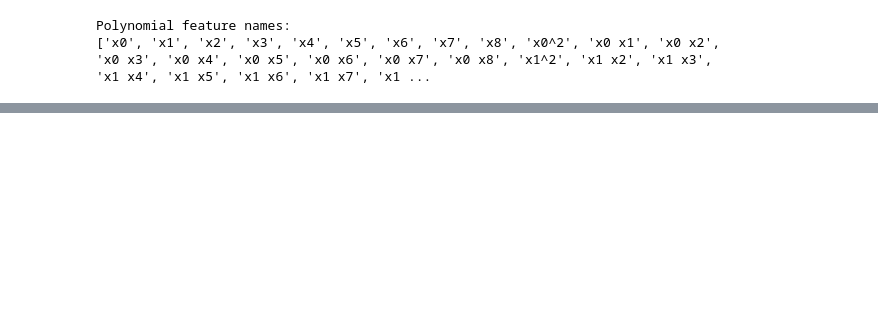
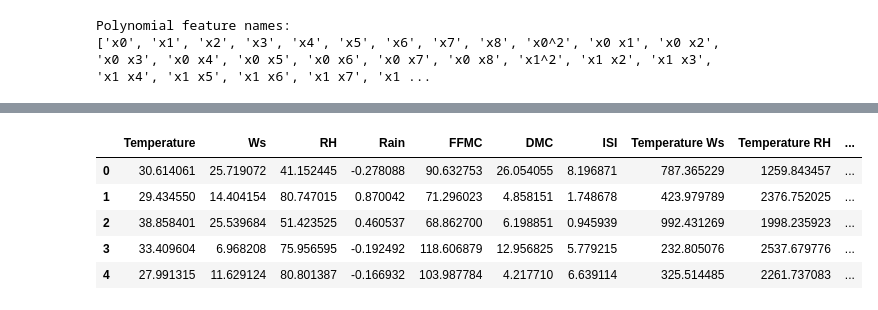
Before and after one commit to Jacqueline45/EE559_Algerian_Forest_Fires_Prediction, a Jupyter notebook: Feature_Engineering.ipynb, the cells around one changed output, grey strips where cells are left out. Cells and saved outputs as stored; diff of their text form; code cells hidden in the pictures; blank space fills up the shorter version.

```diff
--- a/Feature_Engineering.ipynb
+++ b/Feature_Engineering.ipynb
@@ -538,0 +735,8 @@ Polynomial feature names:
+# %%
+fires_1_copy.head()
+X=fires_1_copy
+# %%
+y = fires_train['Classes']
+# %%
+X_train, X_test, y_train, y_test = train_test_split(X, y, test_size=0.3, random_state=101)
+X_train.shape, y_train.shape, X_test.shape, y_test.shape
@@ -538,0 +900,9 @@ Polynomial feature names:
+# %%
+X_train.head()
+# %% [output]
+|  | Temperature | Ws | RH | Rain | FFMC | DMC | ISI | Temperature Ws | Temperature RH | ... |
+| 0 | 30.614061 | 25.719072 | 41.152445 | -0.278088 | 90.632753 | 26.054055 | 8.196871 | 787.365229 | 1259.843457 | ... |
+| 1 | 29.434550 | 14.404154 | 80.747015 | 0.870042 | 71.296023 | 4.858151 | 1.748678 | 423.979789 | 2376.752025 | ... |
+| 2 | 38.858401 | 25.539684 | 51.423525 | 0.460537 | 68.862700 | 6.198851 | 0.945939 | 992.431269 | 1998.235923 | ... |
+| 3 | 33.409604 | 6.968208 | 75.956595 | -0.192492 | 118.606879 | 12.956825 | 5.779215 | 232.805076 | 2537.679776 | ... |
+| 4 | 27.991315 | 11.629124 | 80.801387 | -0.166932 | 103.987784 | 4.217710 | 6.639114 | 325.514485 | 2261.737083 | ... |
```
Also changed, not shown: parts of 37 cells of this notebook.
